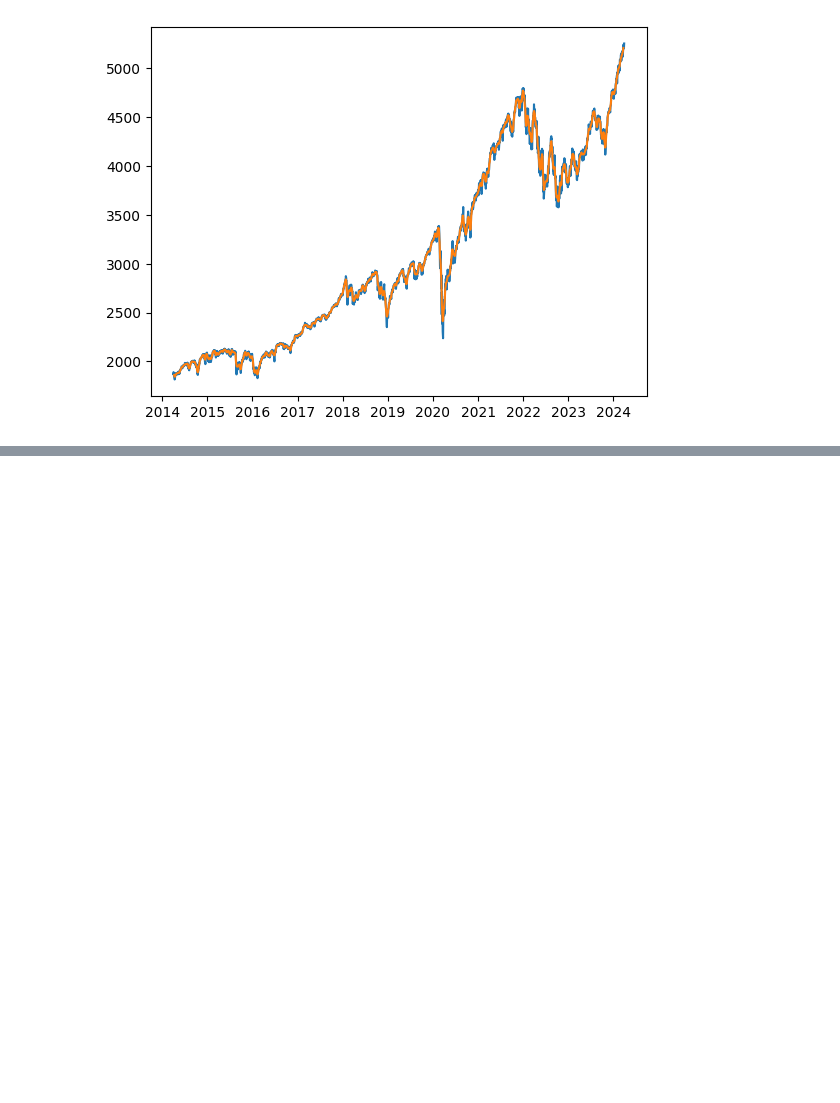
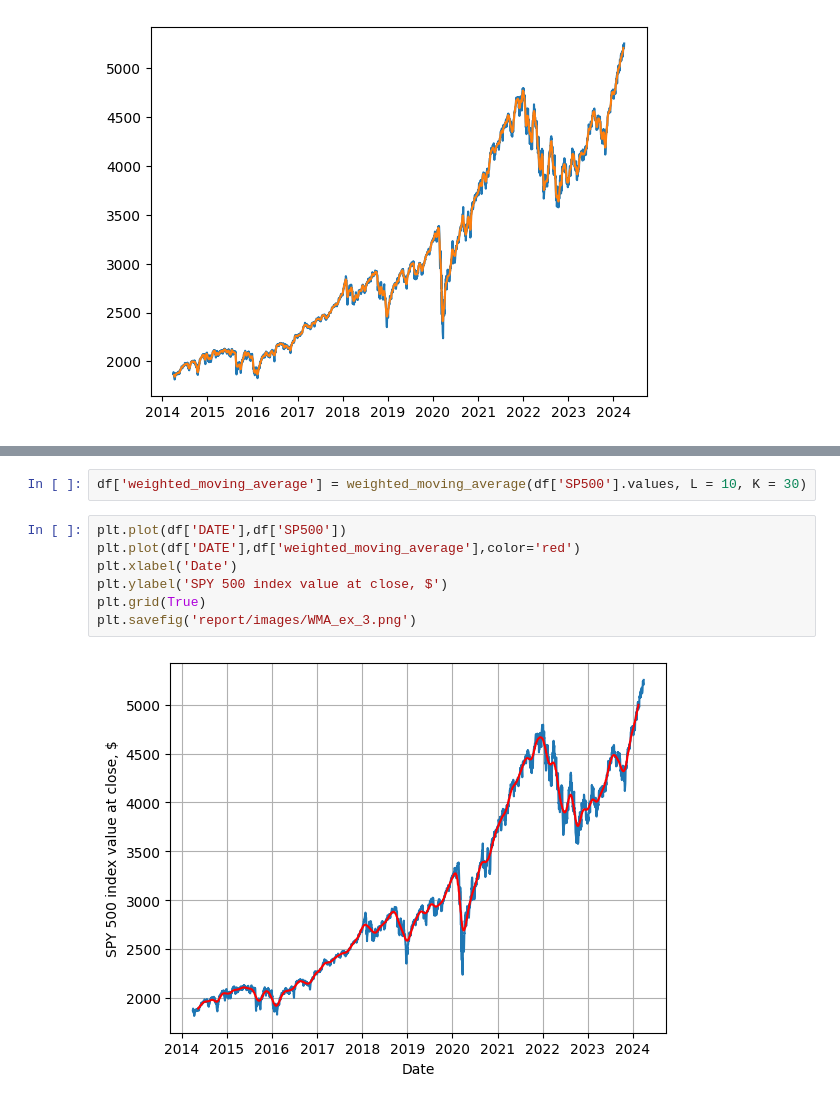
Before and after one commit to KazysV/sap, a Jupyter notebook: main.ipynb, the cells around one changed output, grey strips where cells are left out. Cells and saved outputs as stored; diff of their text form; blank space fills up the shorter version.

```diff
--- a/main.ipynb
+++ b/main.ipynb
@@ -293,0 +320,11 @@ plt.plot(df['DATE'], df['weighted_moving_average'])
+# %%
+df['weighted_moving_average'] = weighted_moving_average(df['SP500'].values, L = 10, K = 30)
+# %%
+plt.plot(df['DATE'],df['SP500'])
+plt.plot(df['DATE'],df['weighted_moving_average'],color='red')
+plt.xlabel('Date')
+plt.ylabel('SPY 500 index value at close, $')
+plt.grid(True)
+plt.savefig('report/images/WMA_ex_3.png')
+# %% [output]
+[figure, added]
```
Also changed, not shown: parts of 8 cells of this notebook, 12 other files.
